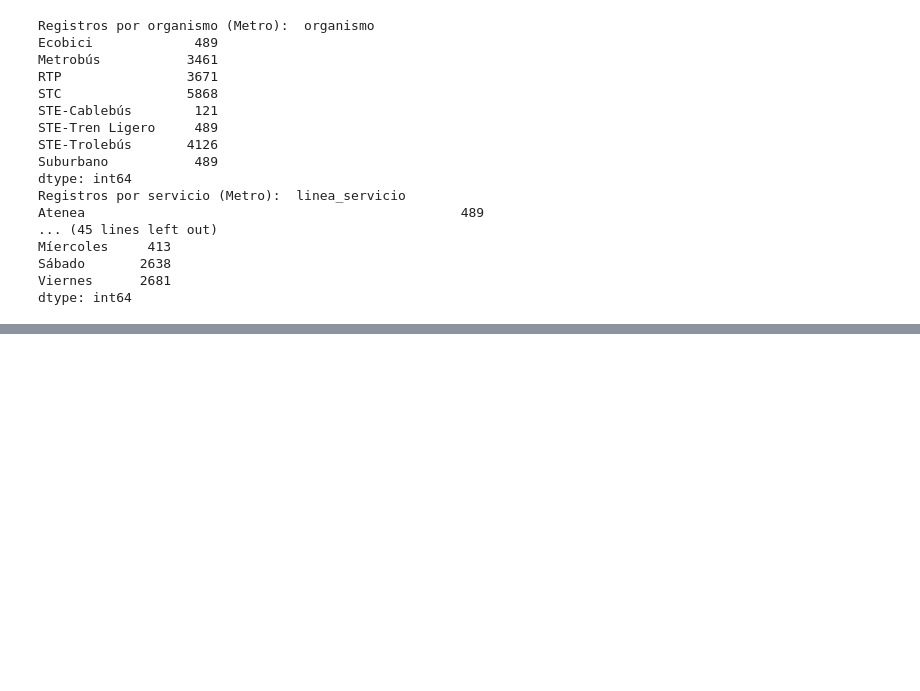
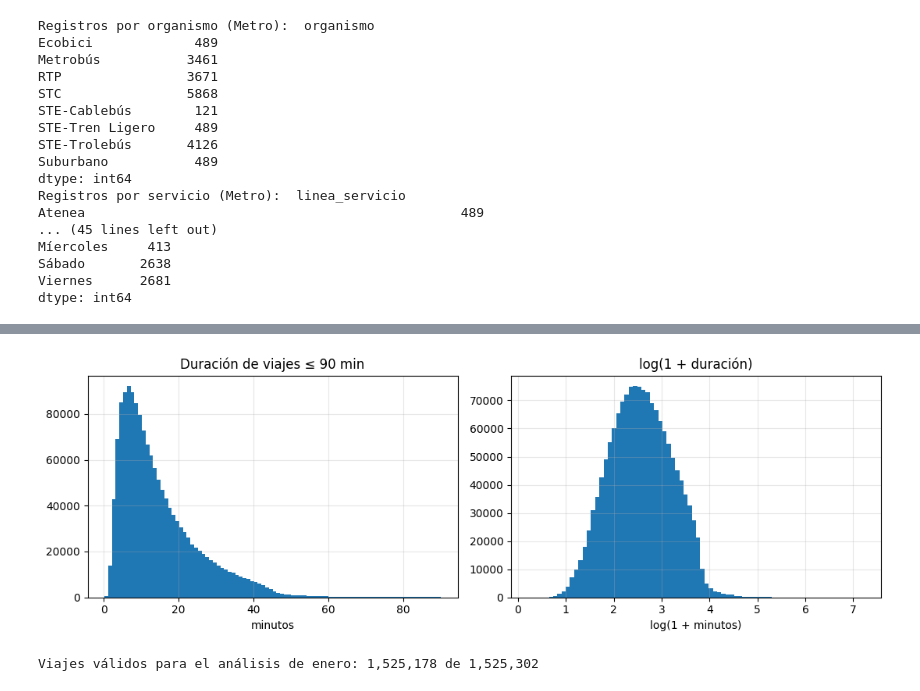
Before and after one commit to Juan-Gallegos7/Movilidad-Urbana-del-Sistema-de-Transporte-CDMX, a Jupyter notebook: Proyecto_Movilidad_CDMX.ipynb, the cells around one changed output, grey strips where cells are left out. Cells and saved outputs as stored; diff of their text form; code cells hidden in the pictures; blank space fills up the shorter version.

```diff
--- a/Proyecto_Movilidad_CDMX.ipynb
+++ b/Proyecto_Movilidad_CDMX.ipynb
@@ -270,0 +699,13 @@ dtype: int64
+# %%
+# Duración del viaje (variable derivada)
+retiro = pd.to_datetime(ecobici["Fecha_Retiro"] + " " + ecobici["Hora_Retiro"], format="%d/%m/%Y %H:%M:%S")
+arribo = pd.to_datetime(ecobici["Fecha_Arribo"] + " " + ecobici["Hora_Arribo"], format="%d/%m/%Y %H:%M:%S")
+ecobici["fecha_retiro"] = retiro
+ecobici["duracion_min"] = (arribo - retiro).dt.total_seconds() / 60
+
+print(ecobici["duracion_min"].describe(percentiles=[.5, .9, .99, .999]).round(1))
+print("Duración negativa:", (ecobici["duracion_min"] < 0).sum(),
+      "| > 3 h:", (ecobici["duracion_min"] > 180).sum(),
+      "| > 24 h:", (ecobici["duracion_min"] > 1440).sum())
+print("Viajes retirados antes de enero 2026:", (retiro < "2026-01-01").sum(),
+      "| el más antiguo:", retiro.min())
@@ -270,0 +725,26 @@ dtype: int64
+# %%
+# Error confirmable vs. atípico plausible
+ecobici["duracion_imposible"] = ecobici["duracion_min"] > 1440     # bici fuera más de un día
+ecobici["fuera_de_periodo"] = ecobici["fecha_retiro"] < "2026-01-01"
+
+log_decision("D4", "ecobici", "duracion_min", "> 24 h: no es un viaje sino una bici no devuelta o error de cierre",
+             ecobici["duracion_imposible"].sum(), "excluir de análisis de duración (bandera duracion_imposible)",
+             "algún viaje real muy largo podría quedar fuera")
+log_decision("D4", "ecobici", "Fecha_Retiro", "viajes retirados antes de 2026-01-01 que cerraron en enero",
+             ecobici["fuera_de_periodo"].sum(), "excluir del análisis de enero (bandera fuera_de_periodo)",
+             "el viaje de fin de año que cruza la medianoche del 31 de diciembre queda fuera")
+
+fig, axes = plt.subplots(1, 2, figsize=(11, 3.8))
+d = ecobici.loc[~ecobici["duracion_imposible"], "duracion_min"]
+axes[0].hist(d[d <= 90], bins=90)
+axes[0].set_title("Duración de viajes ≤ 90 min"); axes[0].set_xlabel("minutos")
+axes[1].hist(np.log1p(d), bins=80)
+axes[1].set_title("log(1 + duración)"); axes[1].set_xlabel("log(1 + minutos)")
+for a in axes: a.grid(alpha=.3)
+fig.tight_layout(); fig.savefig(OUT_FIG / "D4_duracion_ecobici.png", dpi=150); plt.show()
+
+print(f"Viajes válidos para el análisis de enero: "
+      f"{(~ecobici['duracion_imposible'] & ~ecobici['fuera_de_periodo']).sum():,} de {len(ecobici):,}")
+# %% [output]
+[figure, added]
+Viajes válidos para el análisis de enero: 1,525,178 de 1,525,302
```
Also changed, not shown: parts of 28 cells of this notebook, 10 other files.
